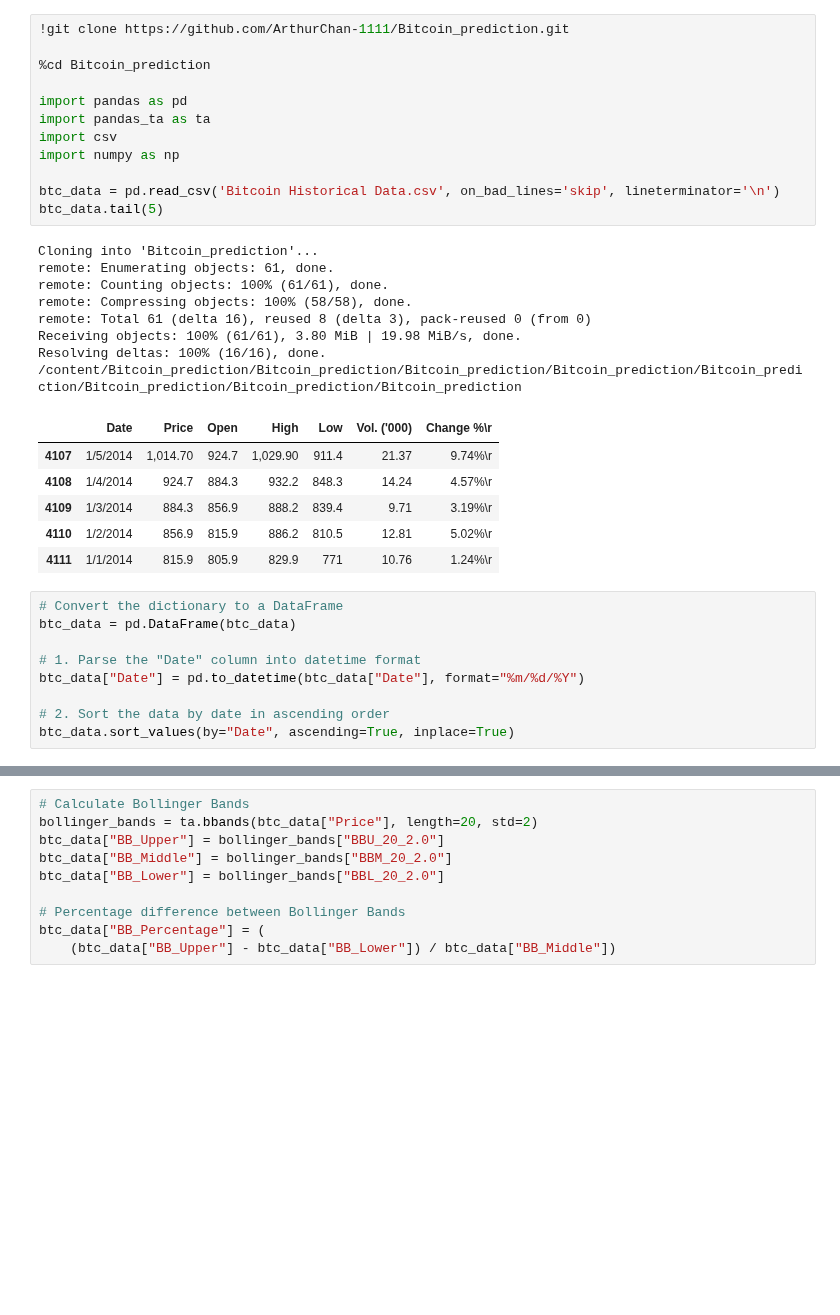
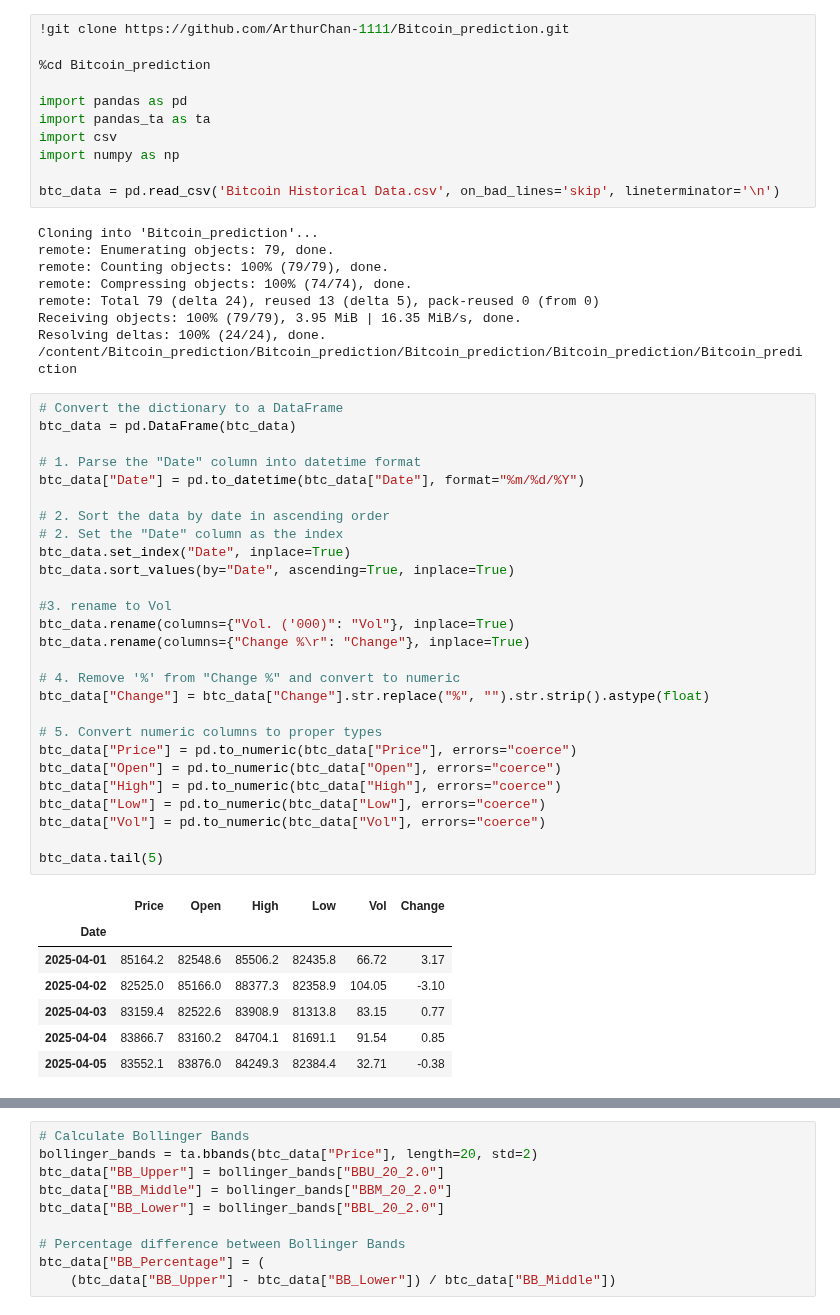
Before and after one commit to Rex-Chan99/Bitcoin_prediction, a Jupyter notebook: Master_dataset.ipynb, the cells around one changed output, grey strips where cells are left out. Cells and saved outputs as stored; diff of their text form; blank space fills up the shorter version.

```diff
--- a/Master_dataset.ipynb
+++ b/Master_dataset.ipynb
@@ -30,31 +33,50 @@ import csv
 import numpy as np
 
 btc_data = pd.read_csv('Bitcoin Historical Data.csv', on_bad_lines='skip', lineterminator='\n')
-btc_data.tail(5)
 # %% [output]
 Cloning into 'Bitcoin_prediction'...
-remote: Enumerating objects: 61, done.
-remote: Counting objects: 100% (61/61), done.
-remote: Compressing objects: 100% (58/58), done.
-remote: Total 61 (delta 16), reused 8 (delta 3), pack-reused 0 (from 0)
-Receiving objects: 100% (61/61), 3.80 MiB | 19.98 MiB/s, done.
-Resolving deltas: 100% (16/16), done.
-/content/Bitcoin_prediction/Bitcoin_prediction/Bitcoin_prediction/Bitcoin_prediction/Bitcoin_prediction/Bitcoin_prediction/Bitcoin_prediction/Bitcoin_prediction
+remote: Enumerating objects: 79, done.
+remote: Counting objects: 100% (79/79), done.
+remote: Compressing objects: 100% (74/74), done.
+remote: Total 79 (delta 24), reused 13 (delta 5), pack-reused 0 (from 0)
+Receiving objects: 100% (79/79), 3.95 MiB | 16.35 MiB/s, done.
+Resolving deltas: 100% (24/24), done.
+/content/Bitcoin_prediction/Bitcoin_prediction/Bitcoin_prediction/Bitcoin_prediction/Bitcoin_prediction
-|  | Date | Price | Open | High | Low | Vol. ('000) | Change %\r |
-| 4107 | 1/5/2014 | 1,014.70 | 924.7 | 1,029.90 | 911.4 | 21.37 | 9.74%\r |
-| 4108 | 1/4/2014 | 924.7 | 884.3 | 932.2 | 848.3 | 14.24 | 4.57%\r |
-| 4109 | 1/3/2014 | 884.3 | 856.9 | 888.2 | 839.4 | 9.71 | 3.19%\r |
-| 4110 | 1/2/2014 | 856.9 | 815.9 | 886.2 | 810.5 | 12.81 | 5.02%\r |
-| 4111 | 1/1/2014 | 815.9 | 805.9 | 829.9 | 771 | 10.76 | 1.24%\r |
 # %%
 # Convert the dictionary to a DataFrame
 btc_data = pd.DataFrame(btc_data)
 
 # 1. Parse the "Date" column into datetime format
 btc_data["Date"] = pd.to_datetime(btc_data["Date"], format="%m/%d/%Y")
 
 # 2. Sort the data by date in ascending order
+# 2. Set the "Date" column as the index
+btc_data.set_index("Date", inplace=True)
 btc_data.sort_values(by="Date", ascending=True, inplace=True)
+
+#3. rename to Vol
+btc_data.rename(columns={"Vol. ('000)": "Vol"}, inplace=True)
+btc_data.rename(columns={"Change %\r": "Change"}, inplace=True)
+
+# 4. Remove '%' from "Change %" and convert to numeric
+btc_data["Change"] = btc_data["Change"].str.replace("%", "").str.strip().astype(float)
+
+# 5. Convert numeric columns to proper types
+btc_data["Price"] = pd.to_numeric(btc_data["Price"], errors="coerce")
+btc_data["Open"] = pd.to_numeric(btc_data["Open"], errors="coerce")
+btc_data["High"] = pd.to_numeric(btc_data["High"], errors="coerce")
+btc_data["Low"] = pd.to_numeric(btc_data["Low"], errors="coerce")
+btc_data["Vol"] = pd.to_numeric(btc_data["Vol"], errors="coerce")
+
+btc_data.tail(5)
+# %% [output]
+|  | Price | Open | High | Low | Vol | Change |
+| Date |  |  |  |  |  |  |
+| 2025-04-01 | 85164.2 | 82548.6 | 85506.2 | 82435.8 | 66.72 | 3.17 |
+| 2025-04-02 | 82525.0 | 85166.0 | 88377.3 | 82358.9 | 104.05 | -3.10 |
+| 2025-04-03 | 83159.4 | 82522.6 | 83908.9 | 81313.8 | 83.15 | 0.77 |
+| 2025-04-04 | 83866.7 | 83160.2 | 84704.1 | 81691.1 | 91.54 | 0.85 |
+| 2025-04-05 | 83552.1 | 83876.0 | 84249.3 | 82384.4 | 32.71 | -0.38 |
 # %%
 # Calculate RSI, EMA, SMA, and MACD
 btc_data["RSI"] = ta.rsi(btc_data["Price"], length=14)  # Relative Strength Index
```
Also changed, not shown: parts of 2 cells of this notebook.
